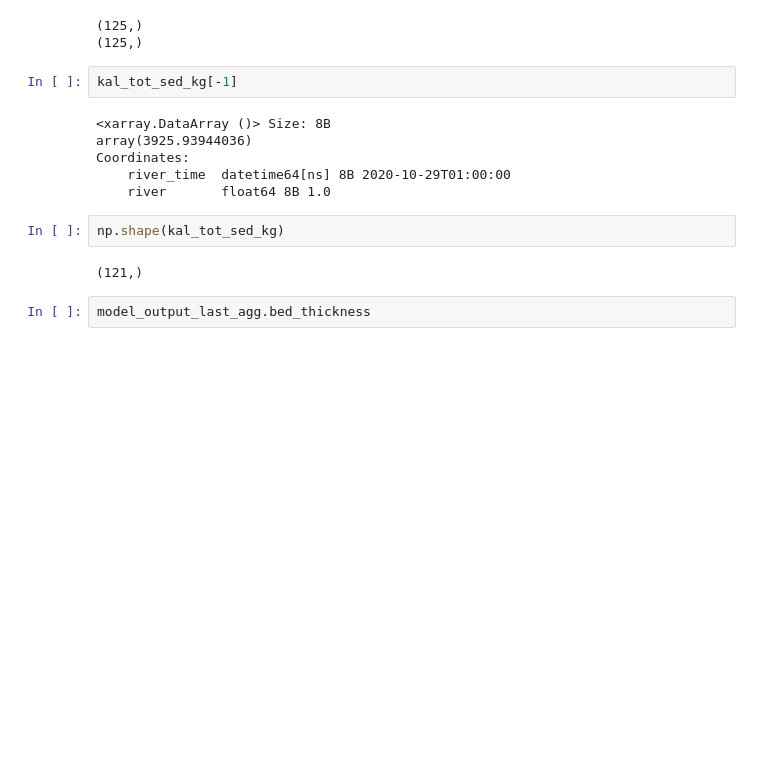
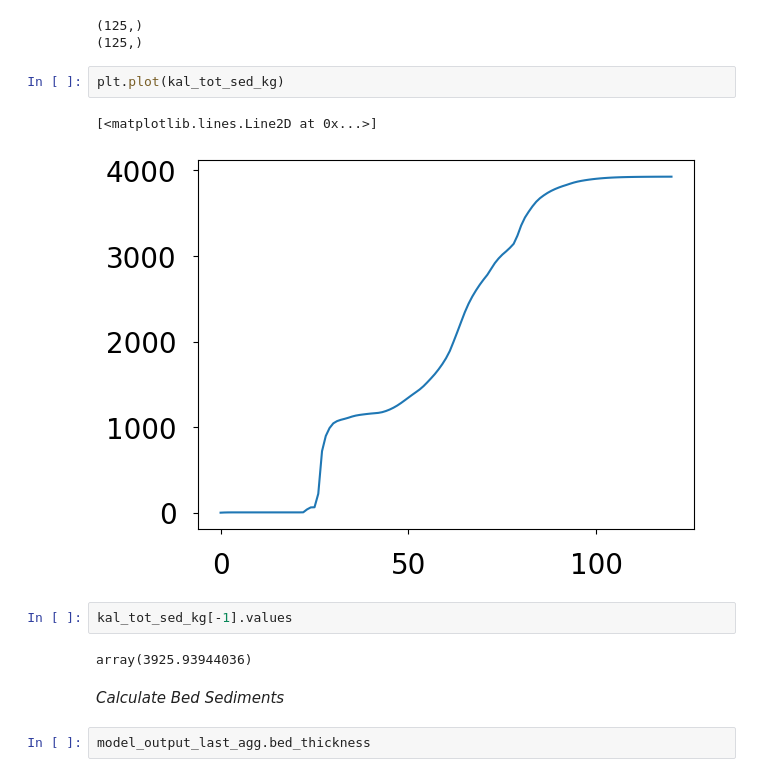
Before and after one commit to bundzis/Beaufort_ROMS_ssc_comp, a Jupyter notebook: Analysis/plot_end_comp_river_muds.ipynb, the cells around one changed output. Saved outputs shown, nothing was run; the diff lists cells and outputs as text; blank space fills up the shorter version.

```diff
--- a/Analysis/plot_end_comp_river_muds.ipynb
+++ b/Analysis/plot_end_comp_river_muds.ipynb
@@ -261,18 +275,17 @@ jag_tot_sed_kg = np.cumsum(jag_sed_kg[:last_time_idx])
 # %% [output]
 (125,)
 (125,)
+# %%
+plt.plot(kal_tot_sed_kg)
+# %% [output]
+[<matplotlib.lines.Line2D at 0x...>]
+[figure, added]
 # %%
-kal_tot_sed_kg[-1]
+kal_tot_sed_kg[-1].values
 # %% [output]
-<xarray.DataArray ()> Size: 8B
 array(3925.93944036)
-Coordinates:
-    river_time  datetime64[ns] 8B 2020-10-29T01:00:00
-    river       float64 8B 1.0
-# %%
-np.shape(kal_tot_sed_kg)
-# %% [output]
-(121,)
+# %% [markdown]
+*Calculate Bed Sediments*
 # %%
 model_output_last_agg.bed_thickness
 # %% [output]
```
Also changed, not shown: parts of 26 cells of this notebook.
